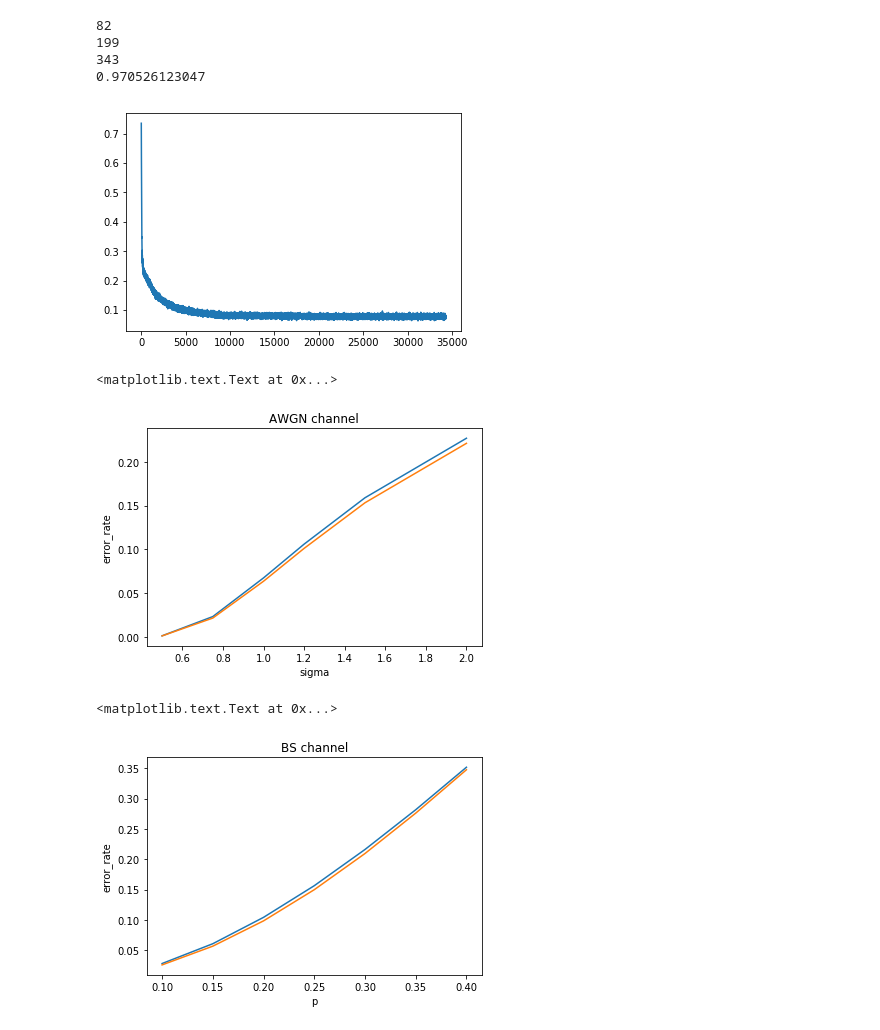
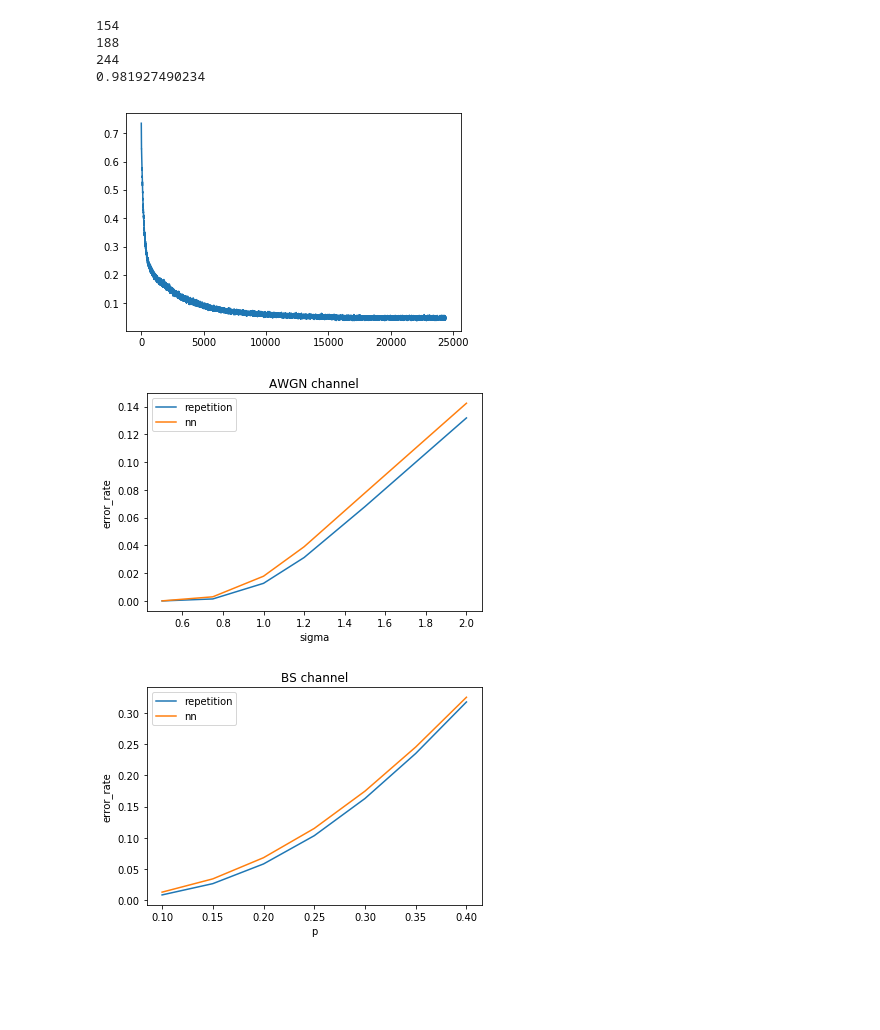
Before and after one commit to afcarl/coding, a Jupyter notebook: repetition_baseline.ipynb, the cells around one changed output. Saved outputs shown, nothing was run; the diff lists cells and outputs as text; code cells hidden in the pictures; blank space fills up the shorter version.

```diff
--- a/repetition_baseline.ipynb
+++ b/repetition_baseline.ipynb
@@ -13,7 +13,7 @@ from collections import OrderedDict
 
 from modules import Net, AWNGChannel, BSChannel, RepeatEncoder, RepeatDecoder
 # %%
-R = 4
+R = 5
 n_batches = 100
 batch_size = 128
 n_bits = 64
@@ -26,8 +26,8 @@ def model_accuracy(encoder, decoder, channel):
         data = Variable(data.cuda())
         message = encoder(data)
         corrupted = channel(message)
-        corrupted.data[corrupted.data > 0] = 1
-        corrupted.data[corrupted.data < 0] = -1
+        #corrupted.data[corrupted.data > 0] = 1
+        #corrupted.data[corrupted.data < 0] = -1
         reconstruction = decoder(corrupted)
         n_correct += torch.sum(((reconstruction > 0).type(torch.cuda.FloatTensor) == data).type(torch.cuda.FloatTensor))
     return float(n_correct) / all_data.nelement()
@@ -41,7 +41,7 @@ params = [p for p in encoder.parameters()] + [p for p in decoder.parameters()]
 n_stops = 0
 n_stale_epochs = 0
 n_epochs = 0
-optimizer = optim.SGD(params, lr=10.0, momentum=0.9)
+optimizer = optim.SGD(params, lr=1.0, momentum=0.9, weight_decay=0.0)
 losses = []
 
 while n_stops < 3:
@@ -79,9 +79,9 @@ plt.plot(losses)
 
 print float(n_correct) / all_data.nelement()
 # %% [output]
-82
-199
-343
-0.970526123047
+154
+188
+244
+0.981927490234
-[figure, old version]
+[figure, new version]
 # %%
@@ -93,22 +92,24 @@ sigmas = np.array([0.5, 0.75, 1.0, 1.2, 1.5, 2.0])
 repeater_err = np.array([1-model_accuracy(baseline_encoder, baseline_decoder, AWNGChannel(s)) for s in sigmas])
 # %%
 plt.title('AWGN channel')
-plt.plot(sigmas, repeater_err)
-plt.plot(sigmas, nn_err)
+plt.plot(sigmas, repeater_err, label='repetition')
+plt.plot(sigmas, nn_err, label='nn')
+plt.legend()
 plt.ylabel('error_rate')
 plt.xlabel('sigma')
+plt.show()
 # %% [output]
-<matplotlib.text.Text at 0x...>
-[figure, old version]
+[figure, new version]
 # %%
 sigmas = np.linspace(0.1, 0.4, 7)
 nn_err = np.array([1-model_accuracy(encoder, decoder, BSChannel(s)) for s in sigmas])
 repeater_err = np.array([1-model_accuracy(baseline_encoder, baseline_decoder, BSChannel(s)) for s in sigmas])
 plt.title('BS channel')
-plt.plot(sigmas, repeater_err)
-plt.plot(sigmas, nn_err)
+plt.plot(sigmas, repeater_err, label='repetition')
+plt.plot(sigmas, nn_err, label='nn')
+plt.legend()
 plt.ylabel('error_rate')
 plt.xlabel('p')
+plt.show()
 # %% [output]
-<matplotlib.text.Text at 0x...>
-[figure, old version]
+[figure, new version]
```
Also changed, not shown: parts of 1 cell of this notebook.
